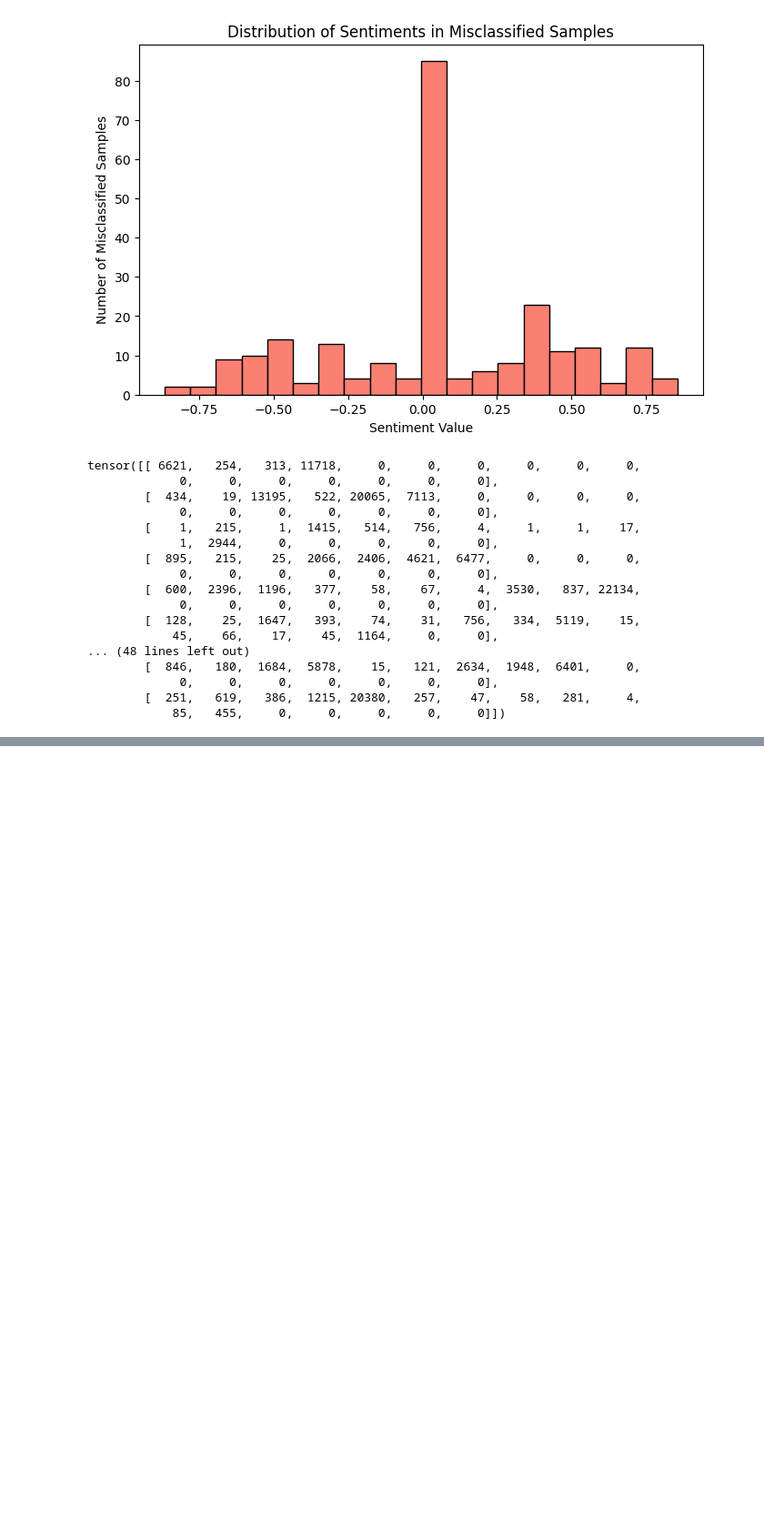
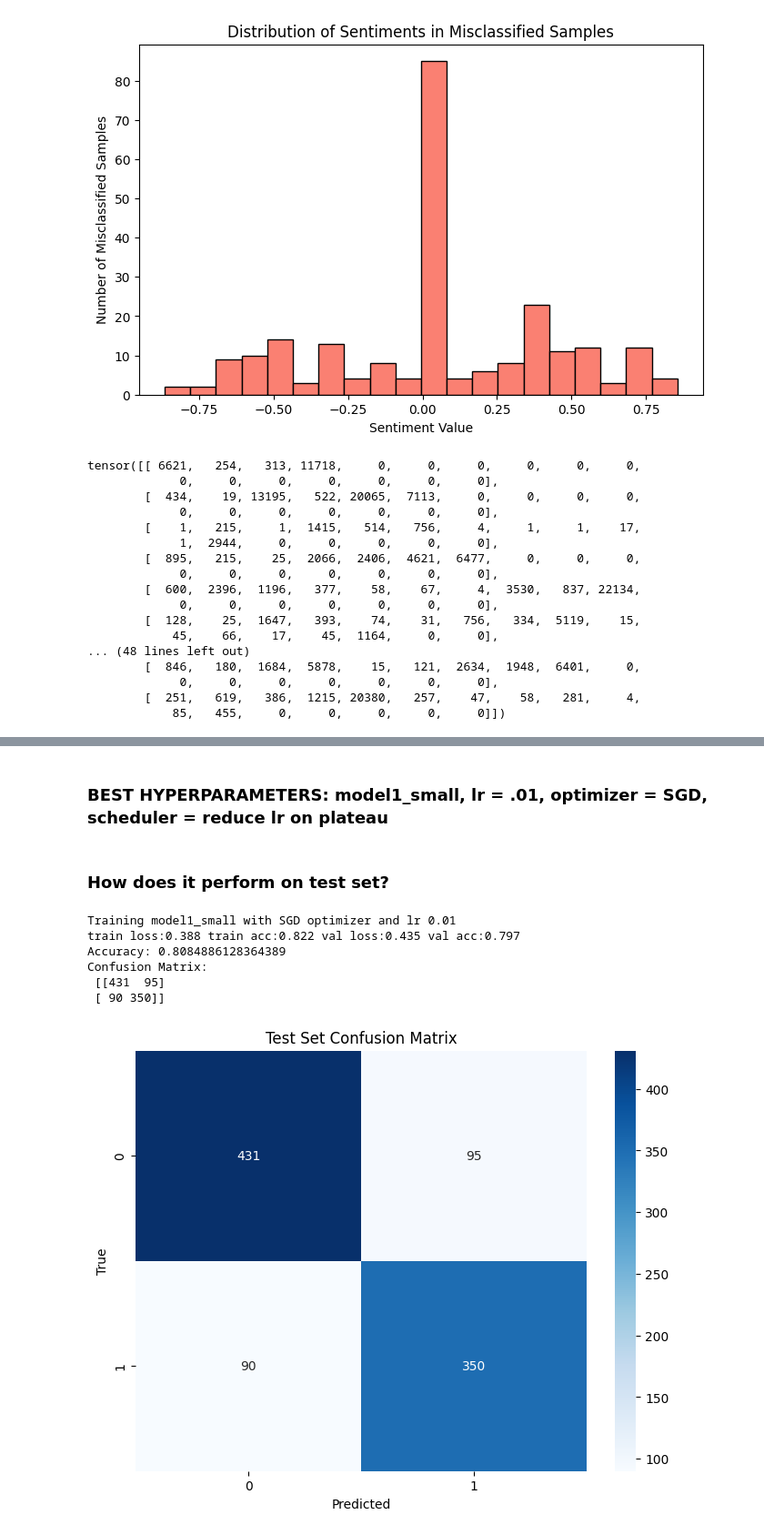
Before and after one commit to Michelle875/Sarcasm-Detector, a Jupyter notebook: bilstm.ipynb, the cells around one changed output, grey strips where cells are left out. Shown at 91% size. Drawn from its saved outputs; the diff is of its cells as text; code cells hidden in the pictures; blank space fills up the shorter version.

```diff
--- a/bilstm.ipynb
+++ b/bilstm.ipynb
@@ -441,0 +1400,61 @@ tensor([[ 6621,   254,   313, 11718,     0,     0,     0,     0,     0,     0,
+# %% [markdown]
+### BEST HYPERPARAMETERS: model1_small, lr = .01, optimizer = SGD, scheduler = reduce lr on plateau
+# %% [markdown]
+### How does it perform on test set?
+# %%
+optimer_fn = torch.optim.SGD
+scheduler_fn = torch.optim.lr_scheduler.ReduceLROnPlateau
+results_best = train_best_model(
+    model_cls=model1_small,
+    lr=0.01,
+    optim_fn=torch.optim.SGD,
+    scheduler_fn=lambda opt: torch.optim.lr_scheduler.ReduceLROnPlateau(opt)
+)
+best_model = model1_small(len(word_vocab), len(pos_vocab))
+
+device = torch.device("cuda" if torch.cuda.is_available() else "cpu")
+best_model = best_model.to(device)
+
+best_model.load_state_dict(results_best["best_state"])
+best_model.eval()
+
+from sklearn.metrics import accuracy_score, confusion_matrix
+import seaborn as sns
+import matplotlib.pyplot as plt
+
+all_true = []
+all_pred = []
+
+with torch.no_grad():
+    for words, pos, tfidf, sent, labels in test_loader:
+
+        words = words.long().to(device)
+        pos   = pos.long().to(device)
+        tfidf = tfidf.float().to(device)
+        sent  = sent.float().to(device)
+        labels = labels.to(device)
+
+        logits = best_model(words, pos, tfidf, sent)
+        pred   = logits.argmax(1)
+
+        all_true.extend(labels.cpu().tolist())
+        all_pred.extend(pred.cpu().tolist())
+
+print("Accuracy:", accuracy_score(all_true, all_pred))
+print("Confusion Matrix:\n", confusion_matrix(all_true, all_pred))
+
+cm = confusion_matrix(all_true, all_pred)
+plt.figure(figsize=(8,6))
+sns.heatmap(cm, annot=True, fmt='d', cmap='Blues')
+plt.xlabel("Predicted")
+plt.ylabel("True")
+plt.title("Test Set Confusion Matrix")
+plt.show()
+# %% [output]
+Training model1_small with SGD optimizer and lr 0.01
+train loss:0.388 train acc:0.822 val loss:0.435 val acc:0.797
+Accuracy: 0.8084886128364389
+Confusion Matrix:
+ [[431  95]
+ [ 90 350]]
+[figure, added]
```
Also changed, not shown: parts of 36 cells of this notebook, 5 other files.
